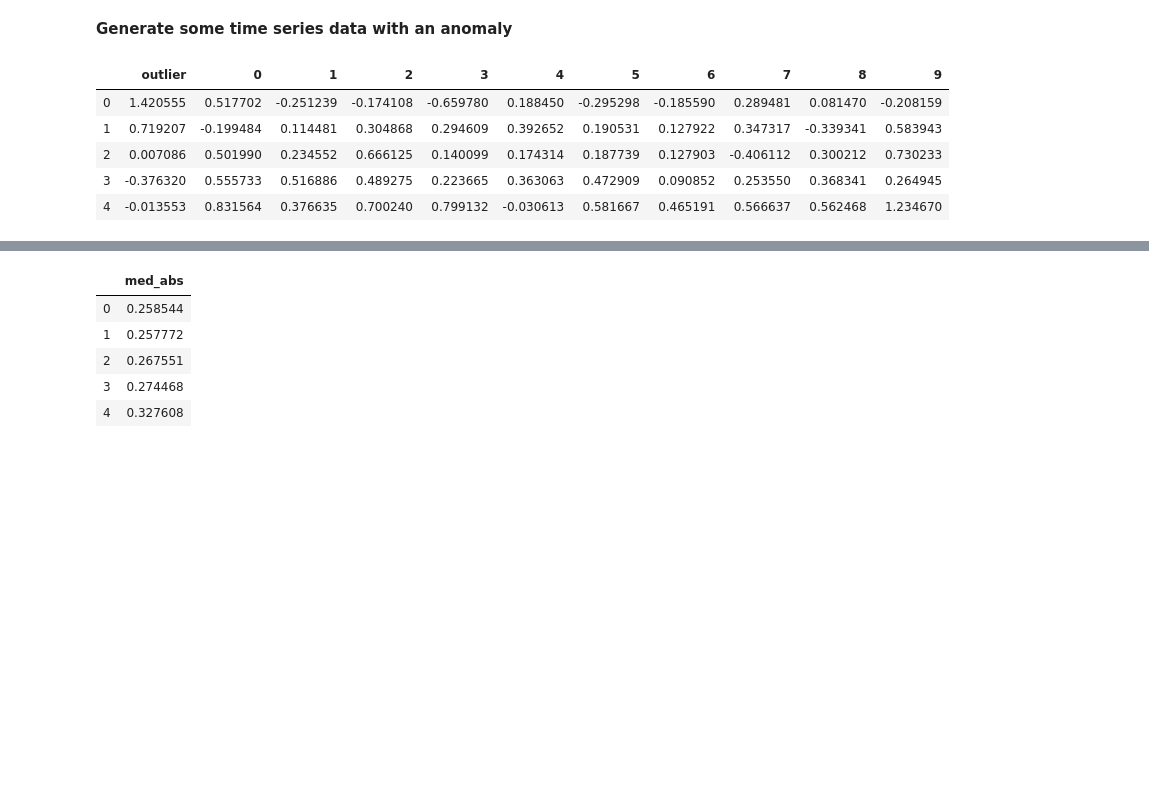
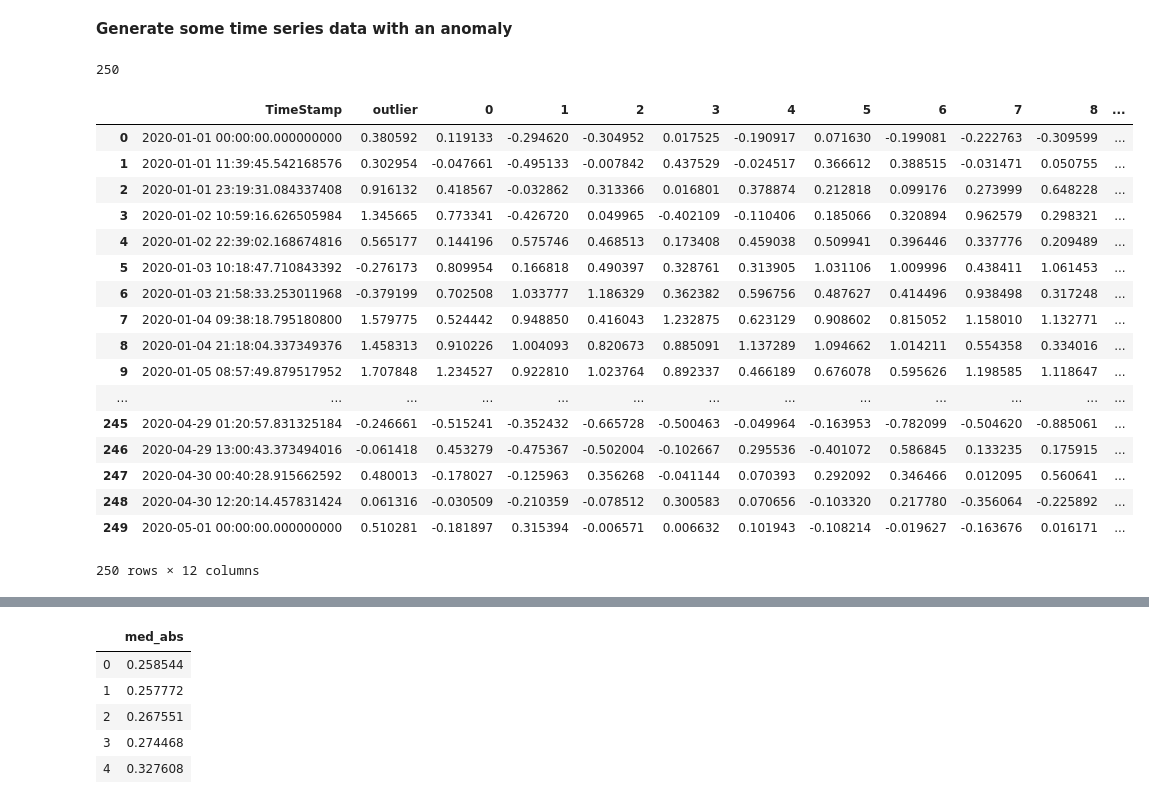
Before and after one commit to Anaisdg/Algorithm_Research, a Jupyter notebook: Anomaly_Detection/MAD/Median_Absolute_Deviation.ipynb, the cells around one changed output, grey strips where cells are left out. Drawn from its saved outputs; the diff is of its cells as text; code cells hidden in the pictures; blank space fills up the shorter version.

```diff
--- a/Anomaly_Detection/MAD/Median_Absolute_Deviation.ipynb
+++ b/Anomaly_Detection/MAD/Median_Absolute_Deviation.ipynb
@@ -36,12 +36,33 @@ def gen_time_series(n):
 
     return time_series
 # %%
-test = gen_similar_time_series(10)
+test = gen_time_series(10)
 test.head()
+len(test)
 # %% [output]
-|  | outlier | 0 | 1 | 2 | 3 | 4 | 5 | 6 | 7 | 8 | 9 |
-| 0 | 1.420555 | 0.517702 | -0.251239 | -0.174108 | -0.659780 | 0.188450 | -0.295298 | -0.185590 | 0.289481 | 0.081470 | -0.208159 |
-| 1 | 0.719207 | -0.199484 | 0.114481 | 0.304868 | 0.294609 | 0.392652 | 0.190531 | 0.127922 | 0.347317 | -0.339341 | 0.583943 |
-| 2 | 0.007086 | 0.501990 | 0.234552 | 0.666125 | 0.140099 | 0.174314 | 0.187739 | 0.127903 | -0.406112 | 0.300212 | 0.730233 |
-| 3 | -0.376320 | 0.555733 | 0.516886 | 0.489275 | 0.223665 | 0.363063 | 0.472909 | 0.090852 | 0.253550 | 0.368341 | 0.264945 |
-| 4 | -0.013553 | 0.831564 | 0.376635 | 0.700240 | 0.799132 | -0.030613 | 0.581667 | 0.465191 | 0.566637 | 0.562468 | 1.234670 |
+250
+# %%
+import datetime
+t = pd.date_range(start='1/1/2020', end='05/01/2020', periods=250)
+s = pd.Series(t, name = 'TimeStamp')
+test.insert(0, 'TimeStamp', s)
+test
+# %% [output]
+|  | TimeStamp | outlier | 0 | 1 | 2 | 3 | 4 | 5 | 6 | 7 | 8 | ... |
+| 0 | 2020-01-01 00:00:00.000000000 | 0.380592 | 0.119133 | -0.294620 | -0.304952 | 0.017525 | -0.190917 | 0.071630 | -0.199081 | -0.222763 | -0.309599 | ... |
+| 1 | 2020-01-01 11:39:45.542168576 | 0.302954 | -0.047661 | -0.495133 | -0.007842 | 0.437529 | -0.024517 | 0.366612 | 0.388515 | -0.031471 | 0.050755 | ... |
+| 2 | 2020-01-01 23:19:31.084337408 | 0.916132 | 0.418567 | -0.032862 | 0.313366 | 0.016801 | 0.378874 | 0.212818 | 0.099176 | 0.273999 | 0.648228 | ... |
+| 3 | 2020-01-02 10:59:16.626505984 | 1.345665 | 0.773341 | -0.426720 | 0.049965 | -0.402109 | -0.110406 | 0.185066 | 0.320894 | 0.962579 | 0.298321 | ... |
+| 4 | 2020-01-02 22:39:02.168674816 | 0.565177 | 0.144196 | 0.575746 | 0.468513 | 0.173408 | 0.459038 | 0.509941 | 0.396446 | 0.337776 | 0.209489 | ... |
+| 5 | 2020-01-03 10:18:47.710843392 | -0.276173 | 0.809954 | 0.166818 | 0.490397 | 0.328761 | 0.313905 | 1.031106 | 1.009996 | 0.438411 | 1.061453 | ... |
+| 6 | 2020-01-03 21:58:33.253011968 | -0.379199 | 0.702508 | 1.033777 | 1.186329 | 0.362382 | 0.596756 | 0.487627 | 0.414496 | 0.938498 | 0.317248 | ... |
+| 7 | 2020-01-04 09:38:18.795180800 | 1.579775 | 0.524442 | 0.948850 | 0.416043 | 1.232875 | 0.623129 | 0.908602 | 0.815052 | 1.158010 | 1.132771 | ... |
+| 8 | 2020-01-04 21:18:04.337349376 | 1.458313 | 0.910226 | 1.004093 | 0.820673 | 0.885091 | 1.137289 | 1.094662 | 1.014211 | 0.554358 | 0.334016 | ... |
+| 9 | 2020-01-05 08:57:49.879517952 | 1.707848 | 1.234527 | 0.922810 | 1.023764 | 0.892337 | 0.466189 | 0.676078 | 0.595626 | 1.198585 | 1.118647 | ... |
+| ... | ... | ... | ... | ... | ... | ... | ... | ... | ... | ... | ... | ... |
+| 245 | 2020-04-29 01:20:57.831325184 | -0.246661 | -0.515241 | -0.352432 | -0.665728 | -0.500463 | -0.049964 | -0.163953 | -0.782099 | -0.504620 | -0.885061 | ... |
+| 246 | 2020-04-29 13:00:43.373494016 | -0.061418 | 0.453279 | -0.475367 | -0.502004 | -0.102667 | 0.295536 | -0.401072 | 0.586845 | 0.133235 | 0.175915 | ... |
+| 247 | 2020-04-30 00:40:28.915662592 | 0.480013 | -0.178027 | -0.125963 | 0.356268 | -0.041144 | 0.070393 | 0.292092 | 0.346466 | 0.012095 | 0.560641 | ... |
+| 248 | 2020-04-30 12:20:14.457831424 | 0.061316 | -0.030509 | -0.210359 | -0.078512 | 0.300583 | 0.070656 | -0.103320 | 0.217780 | -0.356064 | -0.225892 | ... |
+| 249 | 2020-05-01 00:00:00.000000000 | 0.510281 | -0.181897 | 0.315394 | -0.006571 | 0.006632 | 0.101943 | -0.108214 | -0.019627 | -0.163676 | 0.016171 | ... |
+250 rows × 12 columns
```
Also changed, not shown: parts of 6 cells of this notebook, 3 other files.
